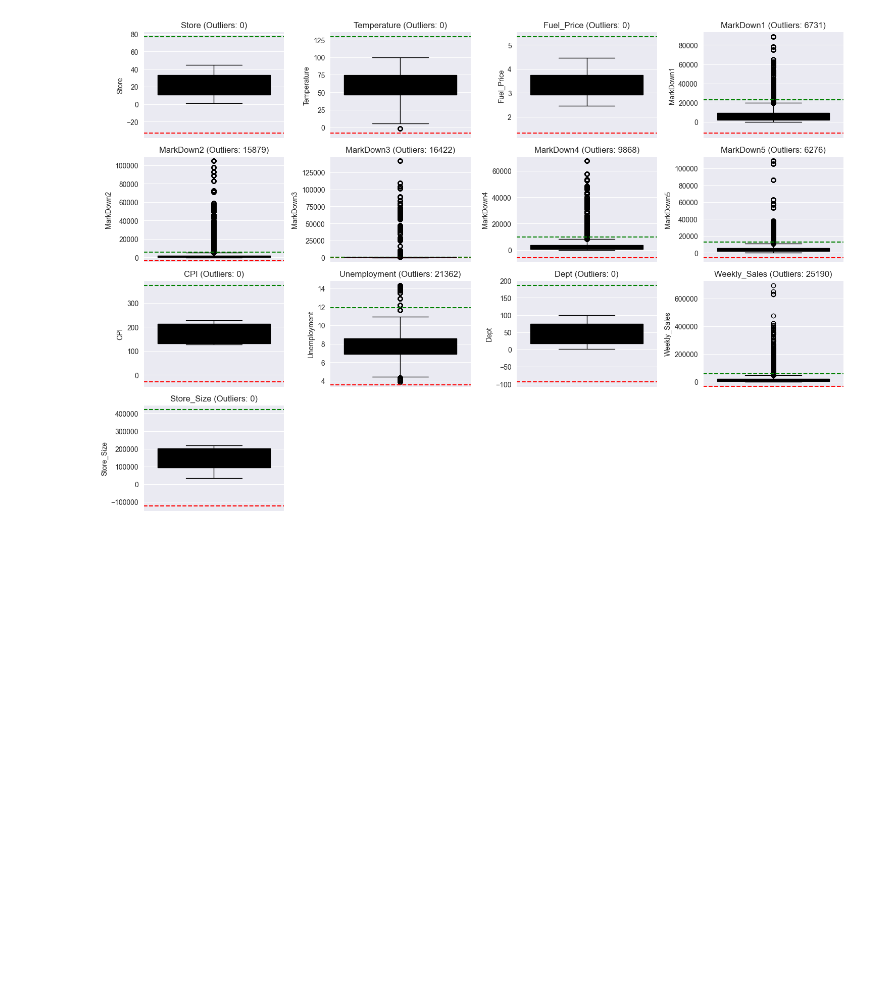
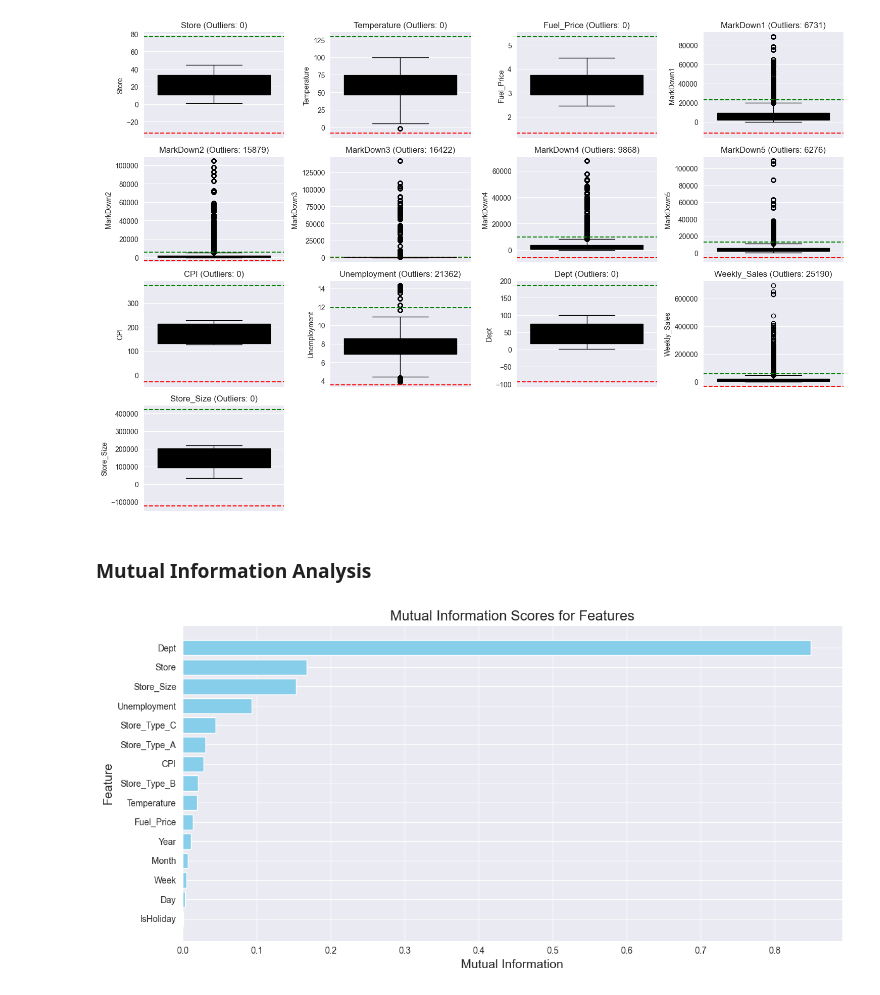
Before and after one commit to ishara084/CS6850_DA_Project, a Jupyter notebook: EDA_summarization_visualization.ipynb, the cells around one changed output. Saved outputs shown, nothing was run; the diff lists cells and outputs as text; code cells hidden in the pictures; blank space fills up the shorter version.

```diff
--- a/EDA_summarization_visualization.ipynb
+++ b/EDA_summarization_visualization.ipynb
@@ -457,3 +459,35 @@ Column: Dept, Outliers Detected: 0
 Column: Weekly_Sales, Outliers Detected: 25190
 Column: Store_Size, Outliers Detected: 0
 [figure]
+# %% [markdown]
+### Mutual Information Analysis
+# %%
+# Load ML ready dataset
+df = pd.read_csv('data/preprocessed/main_ML_ready.csv')
+
+# Select features and target
+X = df.drop(columns=['Weekly_Sales'])  # Features
+y = df['Weekly_Sales']  # Target
+
+X_encoded = pd.get_dummies(X, drop_first=True)
+
+# Compute mutual information scores
+mi_scores = mutual_info_regression(X_encoded, y)
+
+# Create a DataFrame for better visualization
+mi_scores_df = pd.DataFrame({
+    'Feature': X_encoded.columns,
+    'Mutual Information': mi_scores
+}).sort_values(by='Mutual Information', ascending=False)
+
+# Plot the results
+plt.figure(figsize=(12, 6))
+plt.barh(mi_scores_df['Feature'], mi_scores_df['Mutual Information'], color='skyblue')
+plt.title('Mutual Information Scores for Features', fontsize=16)
+plt.xlabel('Mutual Information', fontsize=14)
+plt.ylabel('Feature', fontsize=14)
+plt.gca().invert_yaxis()  # Highest score at the top
+plt.tight_layout()
+plt.show()
+# %% [output]
+[figure, added]
```
Also changed, not shown: parts of 2 cells of this notebook.
